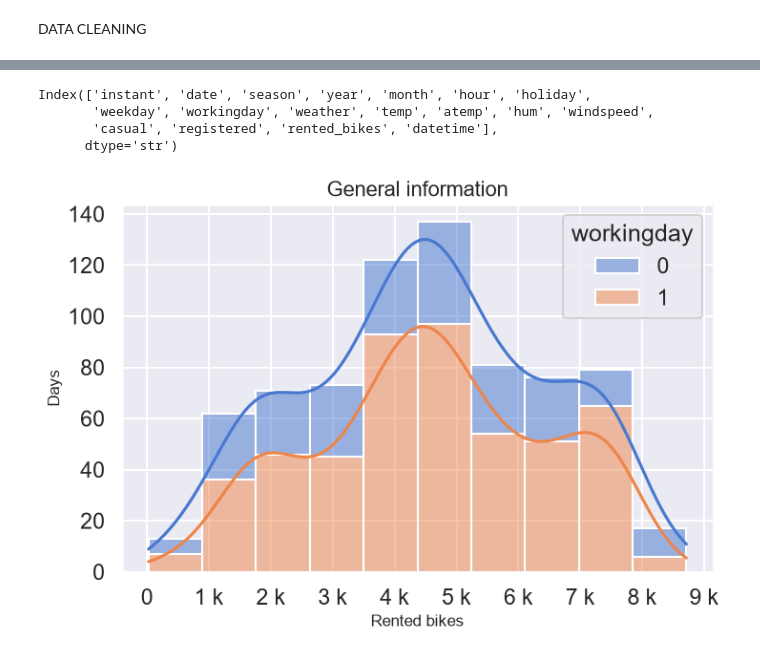
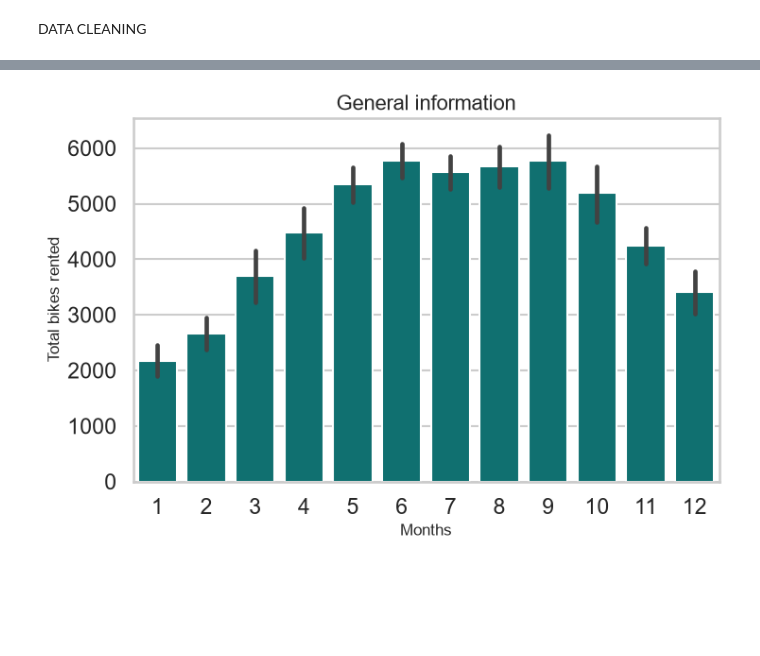
Before and after one commit to Miris-01/bike-sharing, a Jupyter notebook: bike-analysis.ipynb, the cells around one changed output, grey strips where cells are left out. Drawn from its saved outputs; the diff is of its cells as text; code cells hidden in the pictures; blank space fills up the shorter version.

```diff
--- a/bike-analysis.ipynb
+++ b/bike-analysis.ipynb
@@ -117,7 +152,7 @@ DatetimeIndex(['2011-01-02 05:00:00', '2011-01-03 02:00:00',
 # %%
 #we create a general configuration for our graphics
 sns.set_theme (
-    style = 'darkgrid',
+    style = 'whitegrid',
     palette = 'muted',
     context = 'talk',
     rc = {
@@ -126,25 +161,14 @@ sns.set_theme (
         'axes.labelsize' : 12
     },
 )
-# %%
-hour_df.columns
-# %% [output]
-Index(['instant', 'date', 'season', 'year', 'month', 'hour', 'holiday',
-       'weekday', 'workingday', 'weather', 'temp', 'atemp', 'hum', 'windspeed',
-       'casual', 'registered', 'rented_bikes', 'datetime'],
-      dtype='str')
 # %%
 #first, histogram
 
-sns.histplot(data=day_df, x='rented_bikes', bins=10, hue='workingday', multiple='stack', kde=True)
-plt.xticks(range(0, 10000, 1000))
-
-ax = plt.gca() # Recupera el gráfico actual
-ax.xaxis.set_major_formatter(ticker.EngFormatter())
+sns.barplot(data=day_df, x='month', y='rented_bikes', color = 'teal')
 
 plt.title('General information')
-plt.xlabel('Rented bikes')
-plt.ylabel('Days')
+plt.xlabel('Months')
+plt.ylabel('Total bikes rented')
 plt.show()
 # %% [output]
-[figure, old version]
+[figure, new version]
```
Also changed, not shown: parts of 18 cells of this notebook, 1 other file.
